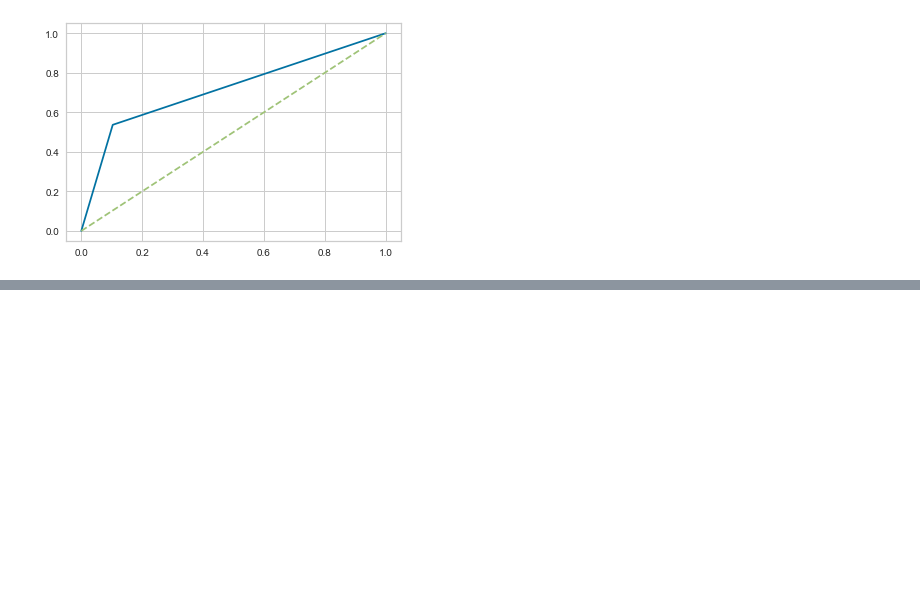
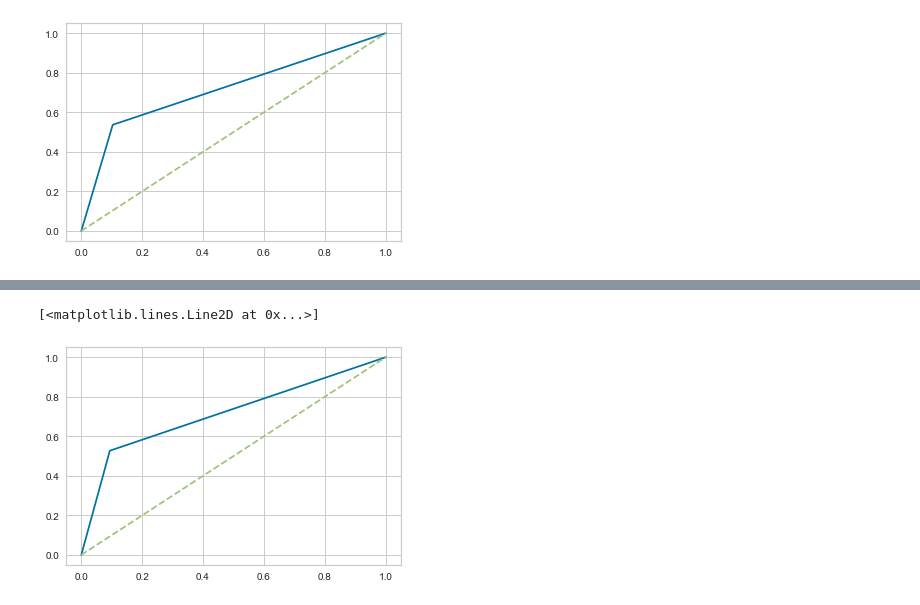
Before and after one commit to nunezraf/Telemarker_ML_Dashboard, a Jupyter notebook: ML_analysis.ipynb, the cells around one changed output, grey strips where cells are left out. Cells and saved outputs as stored; diff of their text form; code cells hidden in the pictures; blank space fills up the shorter version.

```diff
--- a/ML_analysis.ipynb
+++ b/ML_analysis.ipynb
@@ -575,0 +588,5 @@ ModuleNotFoundError: No module named 'xgboost'
+# %%
+from sklearn.metrics import classification_report
+predictionsxgbc = modelxgbc.predict(X_test)
+print(classification_report(y_test, predictionsxgbc,
+                            target_names=target_names))
@@ -575,0 +602,11 @@ ModuleNotFoundError: No module named 'xgboost'
+# %%
+from sklearn.metrics import roc_curve, roc_auc_score
+#get predicted probabilities
+false_positive_rate, true_positive_rate, treshold = roc_curve(y_test,predictionsxgbc)
+
+#plot ROC curve
+plt.plot(false_positive_rate, true_positive_rate)
+plt.plot([0,1],ls="--")
+# %% [output]
+[<matplotlib.lines.Line2D at 0x...>]
+[figure, added]
```
Also changed, not shown: parts of 6 cells of this notebook, 27 other files.
